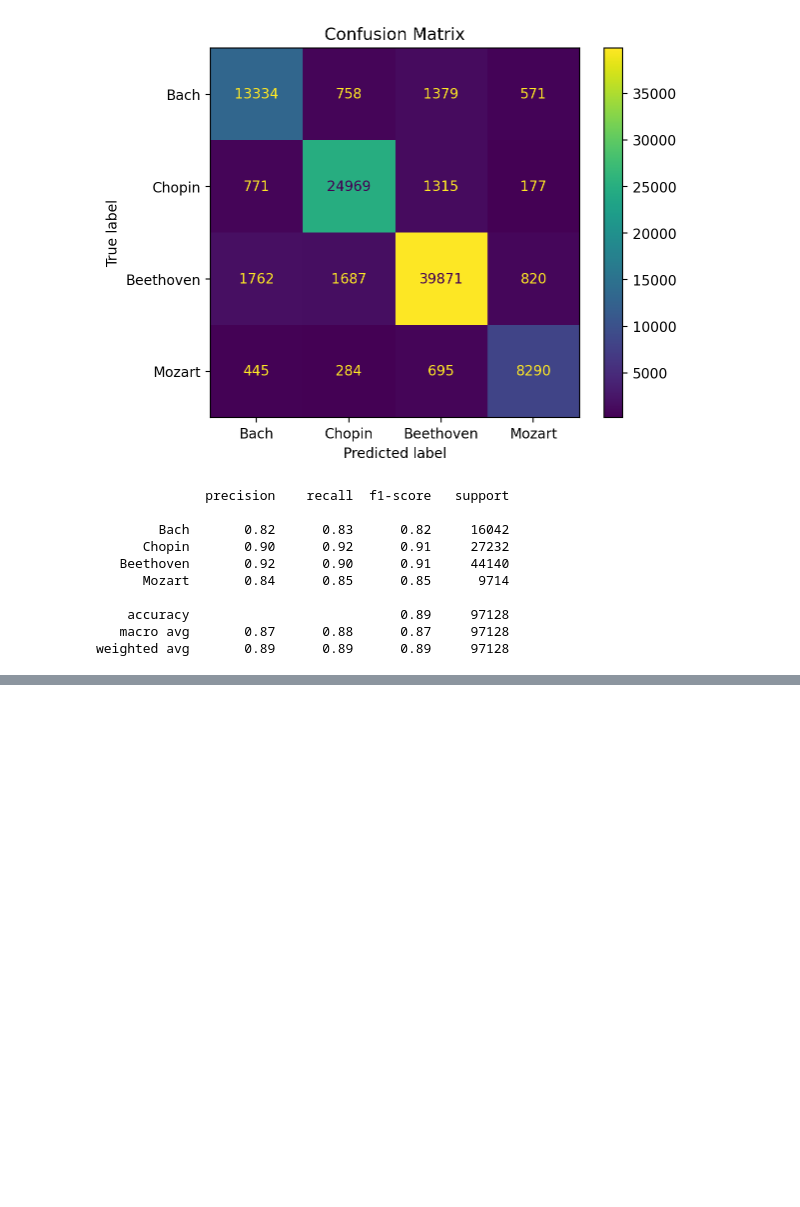
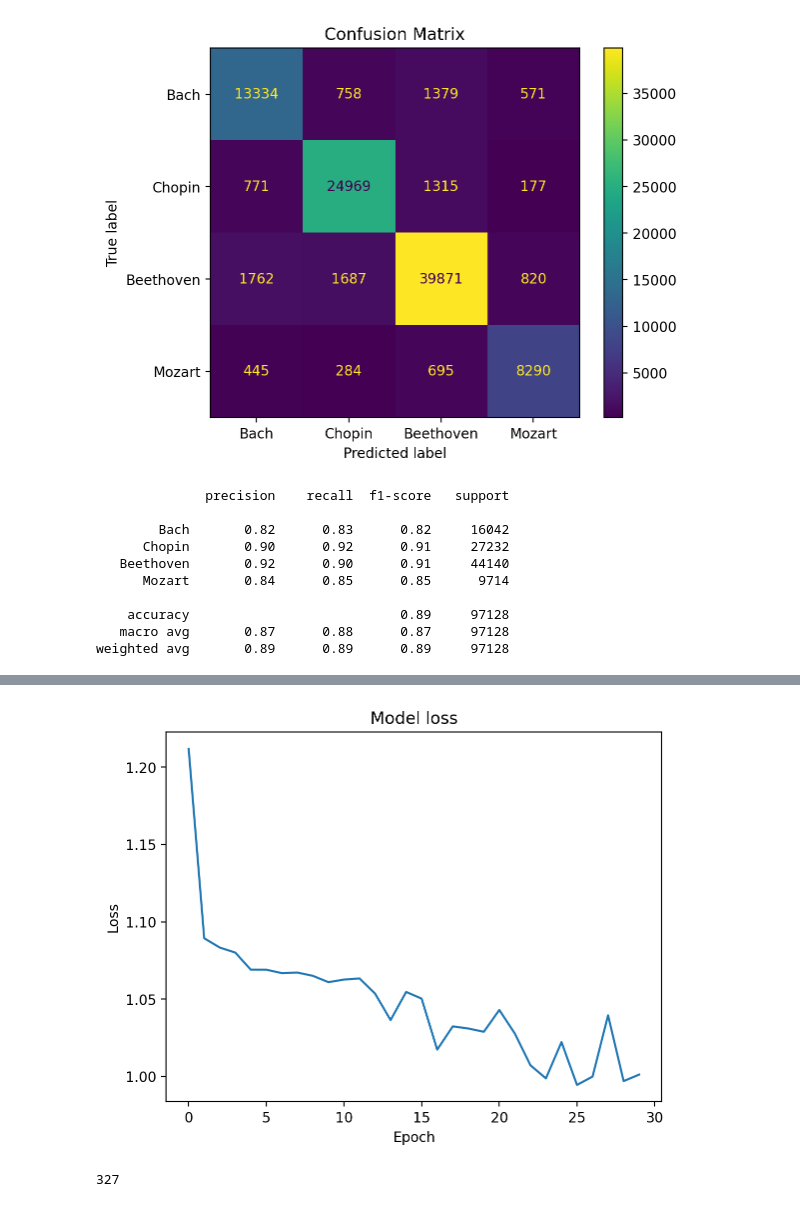
Before and after one commit to elan-wilkinson/Musical-Composer-Prediction-Grp8, a Jupyter notebook: AAI_511_Project_Midi_classic_music.ipynb, the cells around one changed output, grey strips where cells are left out. Saved outputs shown, nothing was run; the diff lists cells and outputs as text; code cells hidden in the pictures; blank space fills up the shorter version.

Commit message:
added first lstm, performance is pretty terrible

```diff
--- a/AAI_511_Project_Midi_classic_music.ipynb
+++ b/AAI_511_Project_Midi_classic_music.ipynb
@@ -318,0 +365,13 @@ weighted avg       0.89      0.89      0.89     97128
+# %%
+# reshape data
+
+X_train_list = []
+
+for x in X_train:
+    # shortest midi is 83, just clamping to here for now
+    x = x[:83]
+    X_train_list.append(x)
+
+X_train_arr = np.array(X_train_list)
+
+X_train_arr = X_train_arr.reshape(1308, 83, 1)
@@ -318,0 +387,5 @@ weighted avg       0.89      0.89      0.89     97128
+# %%
+print(X_train_arr.shape)
+# convert y to np array
+y_train = np.array(y_train)
+print(y_train.shape)
@@ -318,0 +395,17 @@ weighted avg       0.89      0.89      0.89     97128
+# %%
+# encode the y labels
+label_to_int = {label: i for i, label in enumerate(set(y_train))}
+encoded_labels = [label_to_int[label] for label in y_train]
+encoded_labels = tf.keras.utils.to_categorical(encoded_labels)
+# %%
+# Build & train the model
+model = tf.keras.models.Sequential([
+    tf.keras.layers.LSTM(83, input_shape=(83, 1)),
+    tf.keras.layers.Dense(4, activation='softmax')  # 4 classes
+])
+
+# Compile the model
+model.compile(optimizer='adam', loss='categorical_crossentropy', metrics=['accuracy'])
+
+# Train the model
+history = model.fit(X_train_arr, encoded_labels, epochs=30, batch_size=64)
@@ -318,0 +430,20 @@ weighted avg       0.89      0.89      0.89     97128
+# %%
+# plot the loss
+plt.plot(history.history['loss'])
+plt.title('Model loss')
+plt.ylabel('Loss')
+plt.xlabel('Epoch')
+plt.show()
+# %% [output]
+[figure, added]
+# %%
+# normalize x_test and reshape the data
+X_test_normalized = normalize_pitch_values(X_test)
+
+X_test_list = []
+for x in X_test_normalized:
+    x = x[:83]
+    X_test_list.append(x)
+X_test_arr = np.array(X_test_list)
+# %% [output]
+327
```
Also changed, not shown: parts of 16 cells of this notebook.
